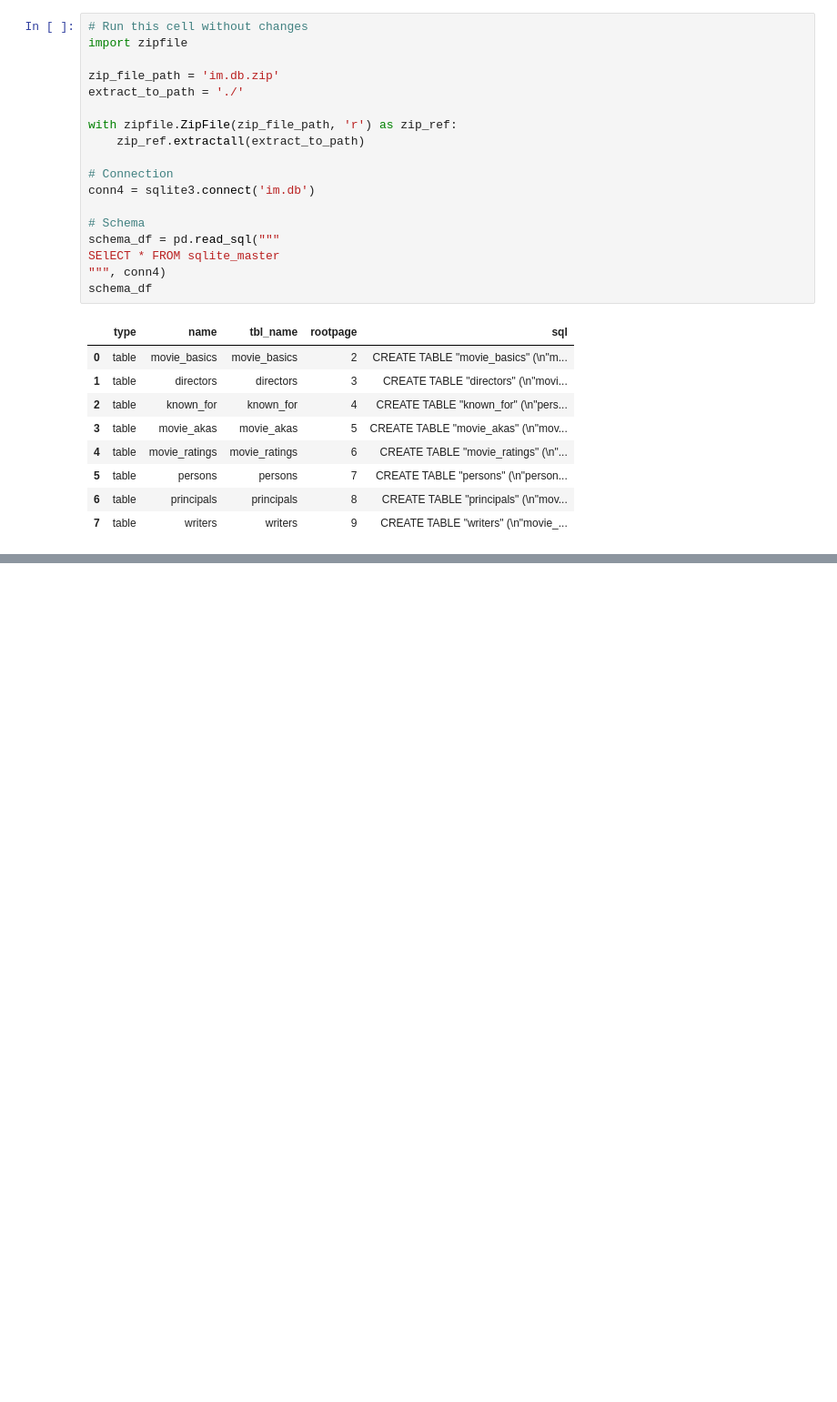
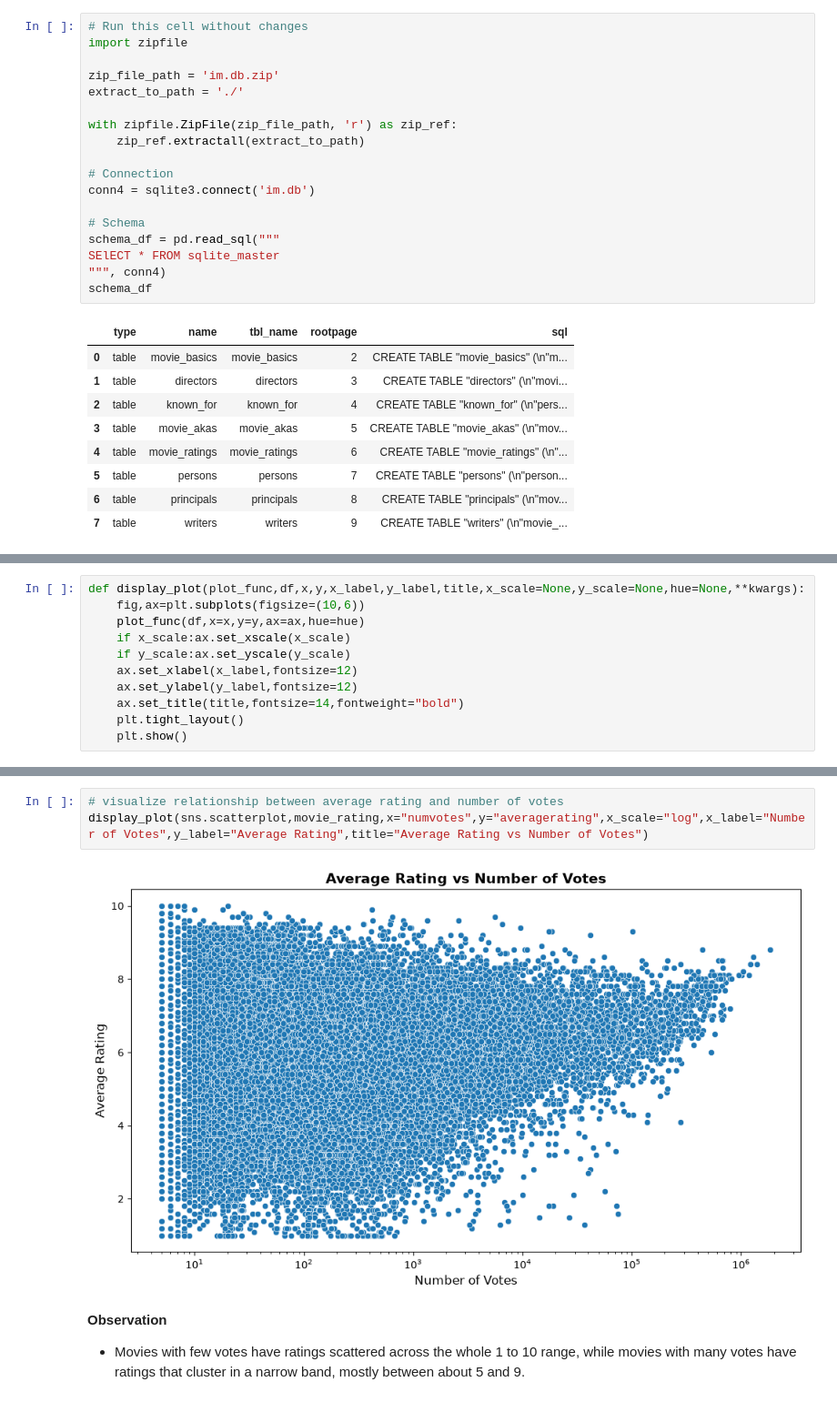
Before and after one commit to G-Gakii/dsc-sql-summative-lab, a Jupyter notebook: SQLSummativeLab.ipynb, the cells around one changed output, grey strips where cells are left out. Shown at 91% size. Drawn from its saved outputs; the diff is of its cells as text; blank space fills up the shorter version.

```diff
--- a/SQLSummativeLab.ipynb
+++ b/SQLSummativeLab.ipynb
@@ -501,0 +667,11 @@ None
+# %%
+def display_plot(plot_func,df,x,y,x_label,y_label,title,x_scale=None,y_scale=None,hue=None,**kwargs):
+    fig,ax=plt.subplots(figsize=(10,6))
+    plot_func(df,x=x,y=y,ax=ax,hue=hue)
+    if x_scale:ax.set_xscale(x_scale)
+    if y_scale:ax.set_yscale(y_scale)
+    ax.set_xlabel(x_label,fontsize=12)
+    ax.set_ylabel(y_label,fontsize=12)
+    ax.set_title(title,fontsize=14,fontweight="bold")
+    plt.tight_layout()
+    plt.show()
@@ -501,0 +723,8 @@ None
+# %%
+# visualize relationship between average rating and number of votes
+display_plot(sns.scatterplot,movie_rating,x="numvotes",y="averagerating",x_scale="log",x_label="Number of Votes",y_label="Average Rating",title="Average Rating vs Number of Votes")
+# %% [output]
+[figure, added]
+# %% [markdown]
+**Observation**
+- Movies with few votes have ratings scattered across the whole 1 to 10 range, while movies with many votes have ratings that cluster in a narrow band, mostly between about 5 and 9.
```
Also changed, not shown: parts of 55 cells of this notebook.
